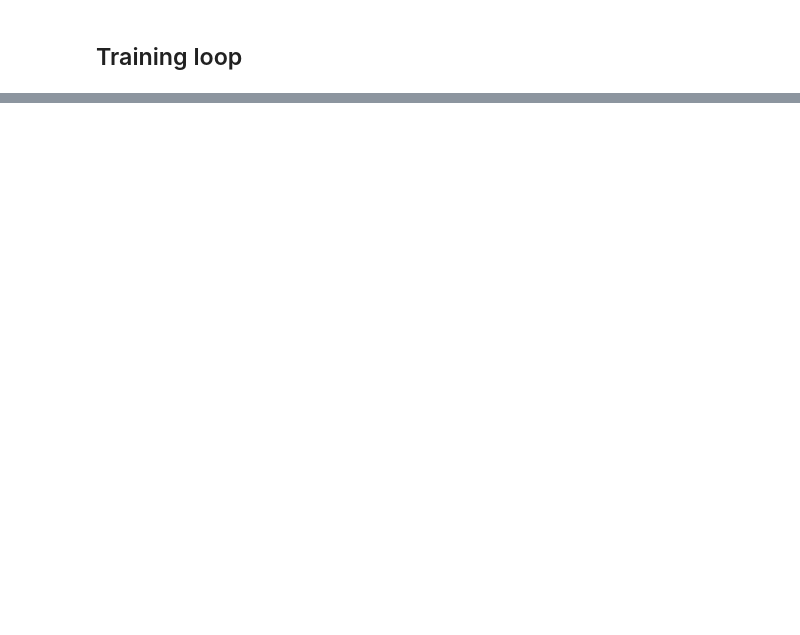
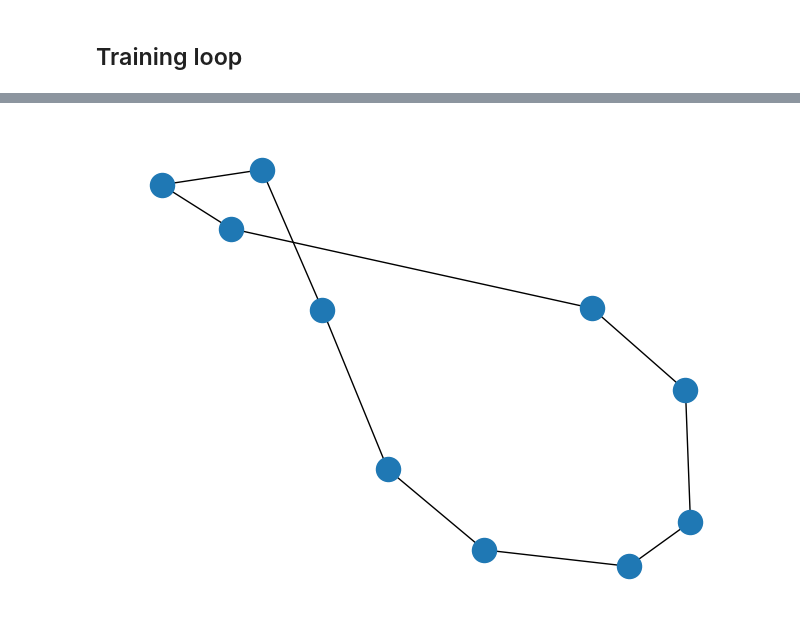
Before and after one commit to MarioAuditore/TDA-for-Travelling-Salesman, a Jupyter notebook: train_tsp_pipeline.ipynb, the cells around one changed output, grey strips where cells are left out. Drawn from its saved outputs; the diff is of its cells as text; code cells hidden in the pictures; blank space fills up the shorter version.

```diff
--- a/train_tsp_pipeline.ipynb
+++ b/train_tsp_pipeline.ipynb
@@ -568,0 +426,2 @@ file.close()
+# %%
+concorde_tour = TSPSolver.from_data(points[:, 0], points[:, 1], norm='GEO').solve(verbose=False).tour
@@ -568,0 +457,7 @@ file.close()
+# %%
+G = create_graph(concorde_tour, dist_mtx)
+pos = nx.spring_layout(G, seed=47)  # Seed layout for reproducibility
+nx.draw(G)
+plt.show()
+# %% [output]
+[figure, added]
```
Also changed, not shown: parts of 25 cells of this notebook.
